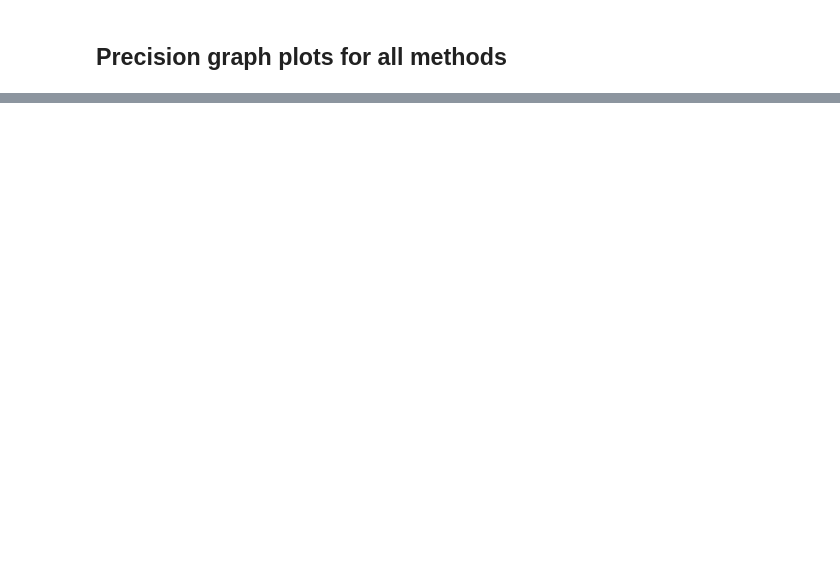
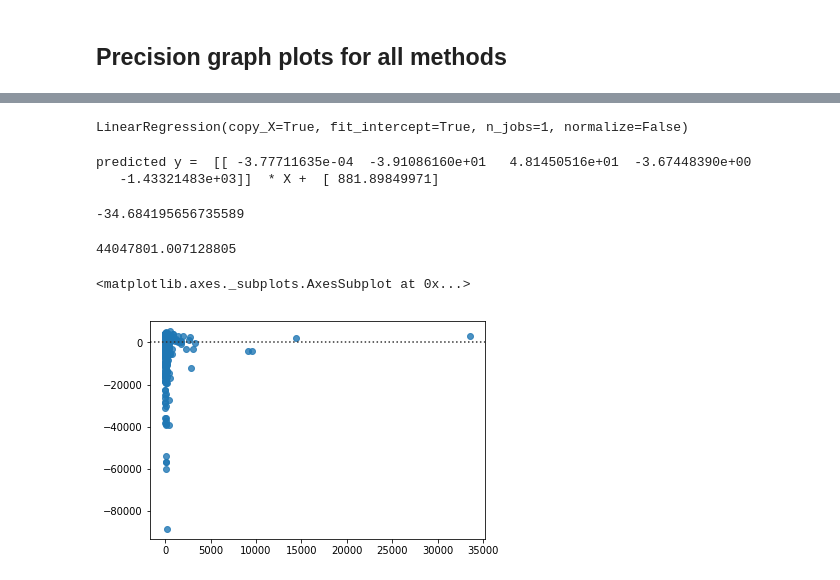
Before and after one commit to etoister/Kickstarter, a Jupyter notebook: Kicker Oracle.ipynb, the cells around one changed output, grey strips where cells are left out. Cells and saved outputs as stored; diff of their text form; code cells hidden in the pictures; blank space fills up the shorter version.

Commit message:
Add Regression
reg 1

```diff
--- a/Kicker Oracle.ipynb
+++ b/Kicker Oracle.ipynb
@@ -809,0 +640,31 @@ plt.ylim([0,1])
+# %%
+#define parameters for regression
+y = data [['pledge_perc']]
+X = data[['goal','deadline-launched','launched-created','category.id','staff_pick']]
+# %%
+#split to train and test
+X_train, X_test, y_train, y_test = train_test_split (X, y, test_size = 0.2, random_state=7)
+# %%
+lin_reg.fit(X_train, y_train)
+# %% [output]
+LinearRegression(copy_X=True, fit_intercept=True, n_jobs=1, normalize=False)
+# %%
+print("predicted y = ", lin_reg.coef_, " * X + ", lin_reg.intercept_)
+# %% [output]
+predicted y =  [[ -3.77711635e-04  -3.91086160e+01   4.81450516e+01  -3.67448390e+00
+   -1.43321483e+03]]  * X +  [ 881.89849971]
+# %%
+y_test_pred_numeric = lin_reg.predict(X_test)
+# %%
+lin_reg.score(X_test, y_test)
+# %% [output]
+-34.684195656735589
+# %%
+mean_squared_error(y_test, y_test_pred_numeric)
+# %% [output]
+44047801.007128805
+# %%
+sns.residplot(y_test, y_test-y_test_pred_numeric )
+# %% [output]
+<matplotlib.axes._subplots.AxesSubplot at 0x...>
+[figure, added]
```
Also changed, not shown: parts of 57 cells of this notebook, 1 other file.
